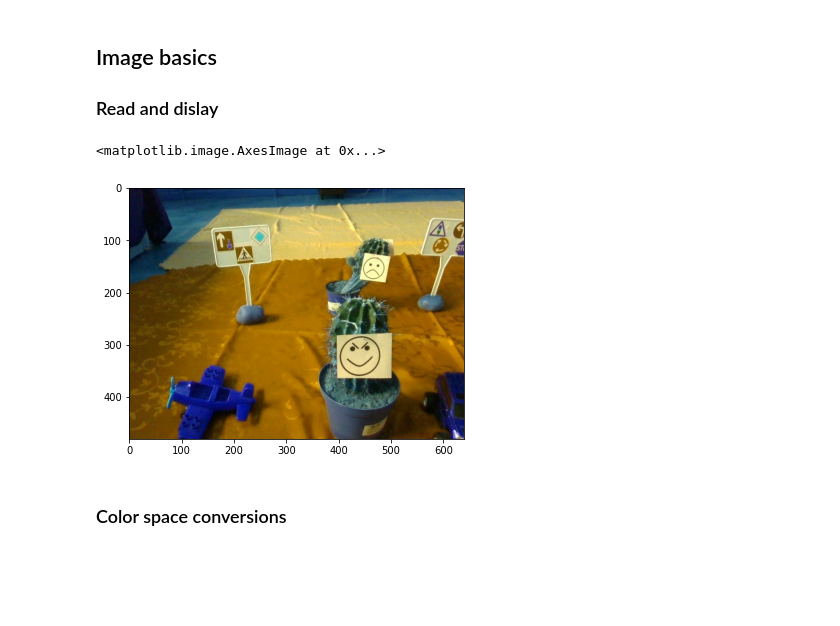
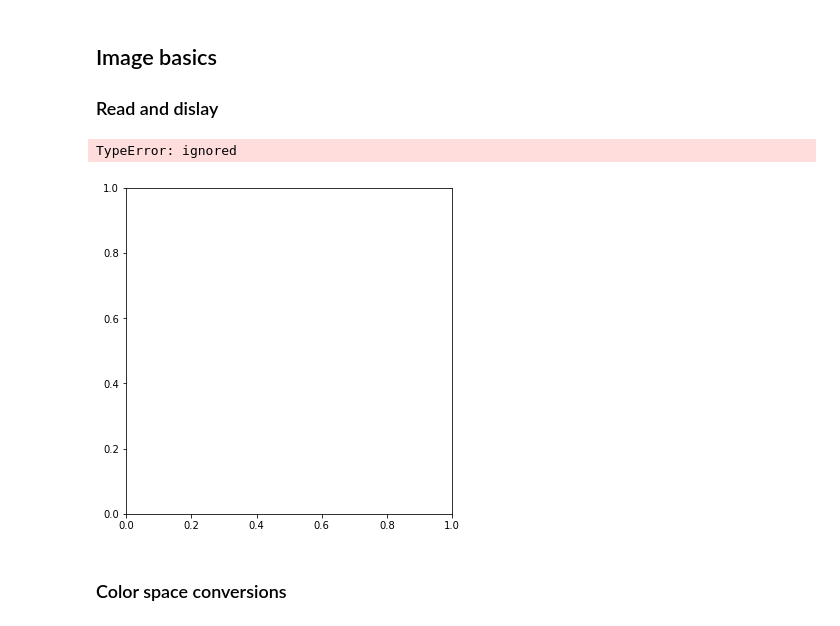
Before and after one commit to csanadferencz/CVSHomework, a Jupyter notebook: CVSHomework.ipynb, the cells around one changed output. Drawn from its saved outputs; the diff is of its cells as text; code cells hidden in the pictures; blank space fills up the shorter version.

```diff
--- a/CVSHomework.ipynb
+++ b/CVSHomework.ipynb
@@ -42,25 +47,25 @@ replace HW/annotations.pickle? [y]es, [n]o, [A]ll, [N]one, [r]ename:
 # %%
 #OpenCV
 import cv2
 
 #Numpy - numeric library
 import numpy as np
 
 #Plotting
 import matplotlib.pyplot as plt
 
 #This way it doesn't try to open a window un the GUI - works in python notebook
 %matplotlib inline
 
 # Reading image
-img = cv2.imread("HW/g3/rgb/1.jpg")
+img = cv2.imread("trafficSgnsHW/testFULL/Crossing (blue)/img(8401).jpg")
 
 # Creating figure and show
 plt.figure(figsize=(6,6))
 plt.imshow(img)
 # %% [output]
-<matplotlib.image.AxesImage at 0x...>
+TypeError: ignored
-[figure, old version]
+[figure, new version]
 # %% [markdown]
 ### Color space conversions
 # %%
```
Also changed, not shown: parts of 6 cells of this notebook.
